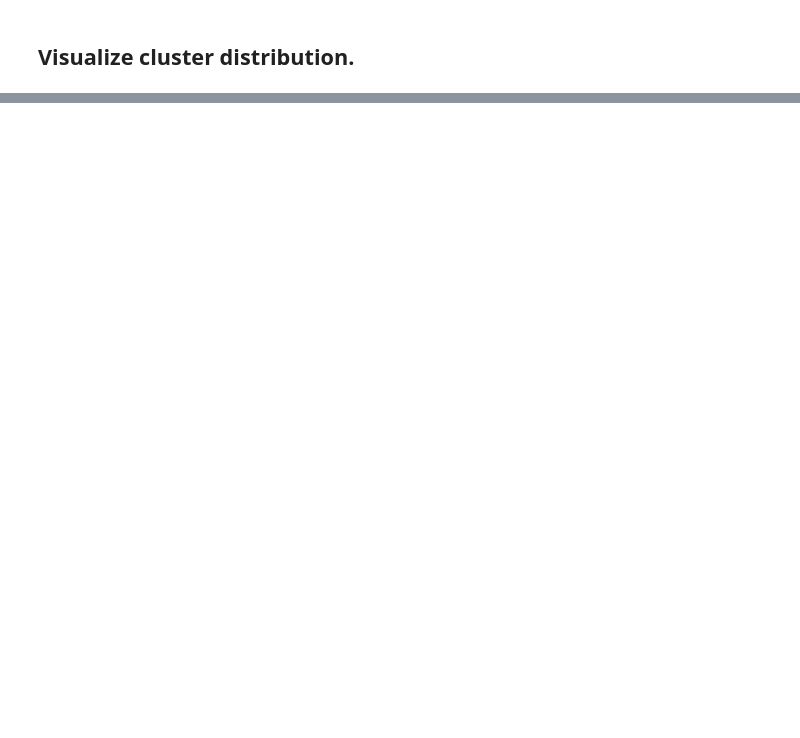
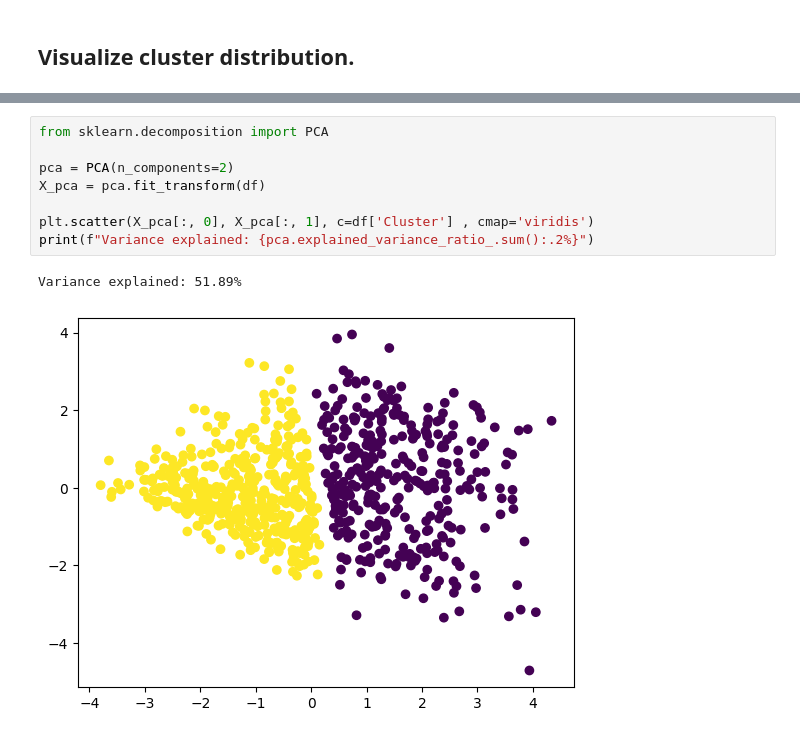
Before and after one commit to 9asdaoui/diabetes-risk-prediction, a Jupyter notebook: notebooks/03_Clustering.ipynb, the cells around one changed output, grey strips where cells are left out. Drawn from its saved outputs; the diff is of its cells as text; blank space fills up the shorter version.

```diff
--- a/notebooks/03_Clustering.ipynb
+++ b/notebooks/03_Clustering.ipynb
@@ -81,0 +91,11 @@ plt.show()
+# %%
+from sklearn.decomposition import PCA
+
+pca = PCA(n_components=2)
+X_pca = pca.fit_transform(df)
+
+plt.scatter(X_pca[:, 0], X_pca[:, 1], c=df['Cluster'] , cmap='viridis')
+print(f"Variance explained: {pca.explained_variance_ratio_.sum():.2%}")
+# %% [output]
+Variance explained: 51.89%
+[figure, added]
```
Also changed, not shown: parts of 15 cells of this notebook, 4 other files.
